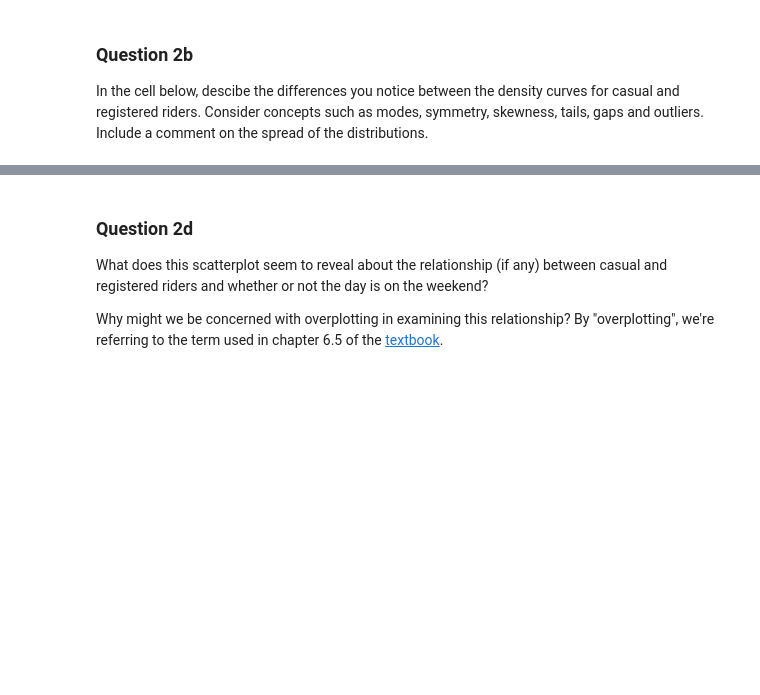
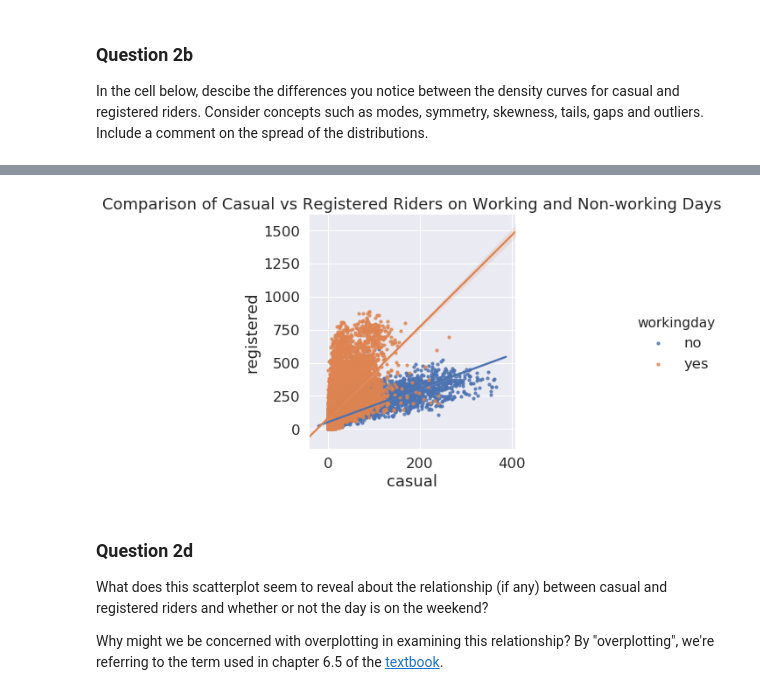
Before and after one commit to anselzianfu/Data_Science_Materials, a Jupyter notebook: Homeworks/hw2/hw2.ipynb, the cells around one changed output, grey strips where cells are left out. Drawn from its saved outputs; the diff is of its cells as text; code cells hidden in the pictures; blank space fills up the shorter version.

```diff
--- a/Homeworks/hw2/hw2.ipynb
+++ b/Homeworks/hw2/hw2.ipynb
@@ -372,15 +370,17 @@ The density plots do not show us how the daily counts for registered and casual
 # %%
 # Make the font size a bit bigger
 sns.set(font_scale=1.5)
 ...
 
 ### BEGIN SOLUTION
 sns.set(font_scale=1.5)
 sns.lmplot(x="casual", y="registered", hue="workingday",
-           data=bike, fit_reg=True, height=8, scatter_kws={"s": 10})
+           data=bike, fit_reg=True,scatter_kws={"s": 10})
 plt.title("Comparison of Casual vs Registered Riders on Working and Non-working Days");
 plt.savefig("images/casual_registered_working_nonworking.png", bbox_inches='tight', dpi=300);
 ### END SOLUTION
+# %% [output]
+[figure, added]
 # %% [markdown]
 ### Question 2d
 
```
Also changed, not shown: parts of 13 cells of this notebook, 5 other files.
